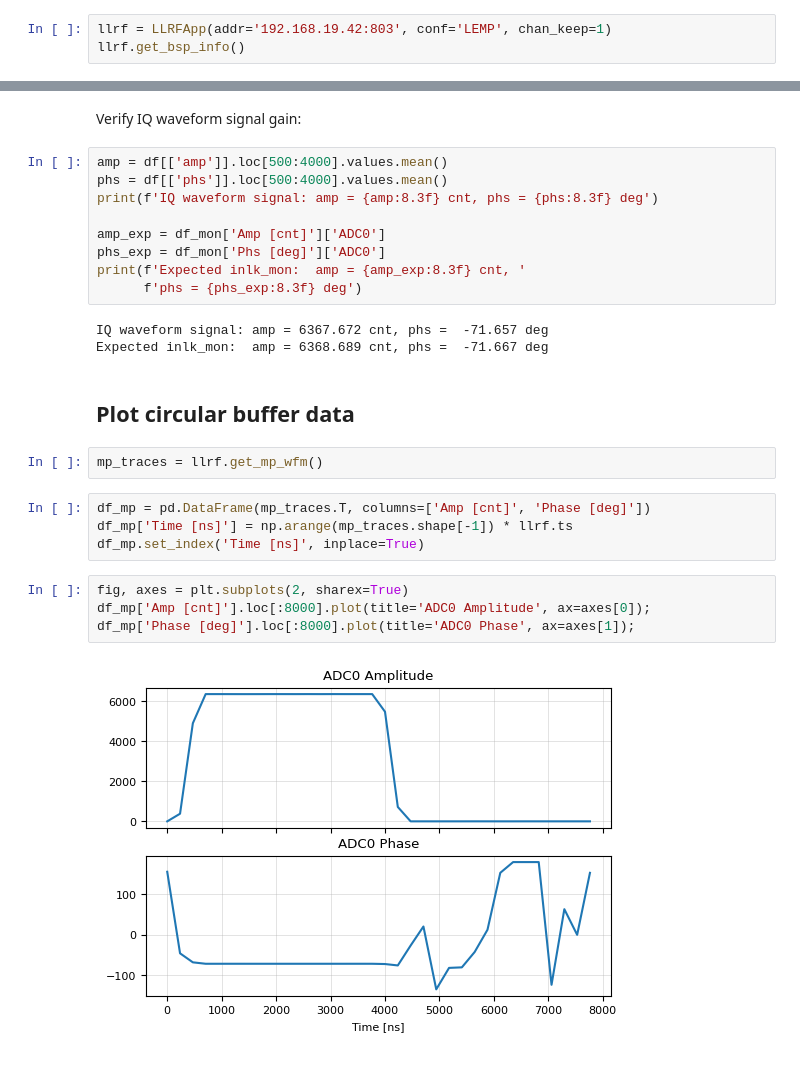
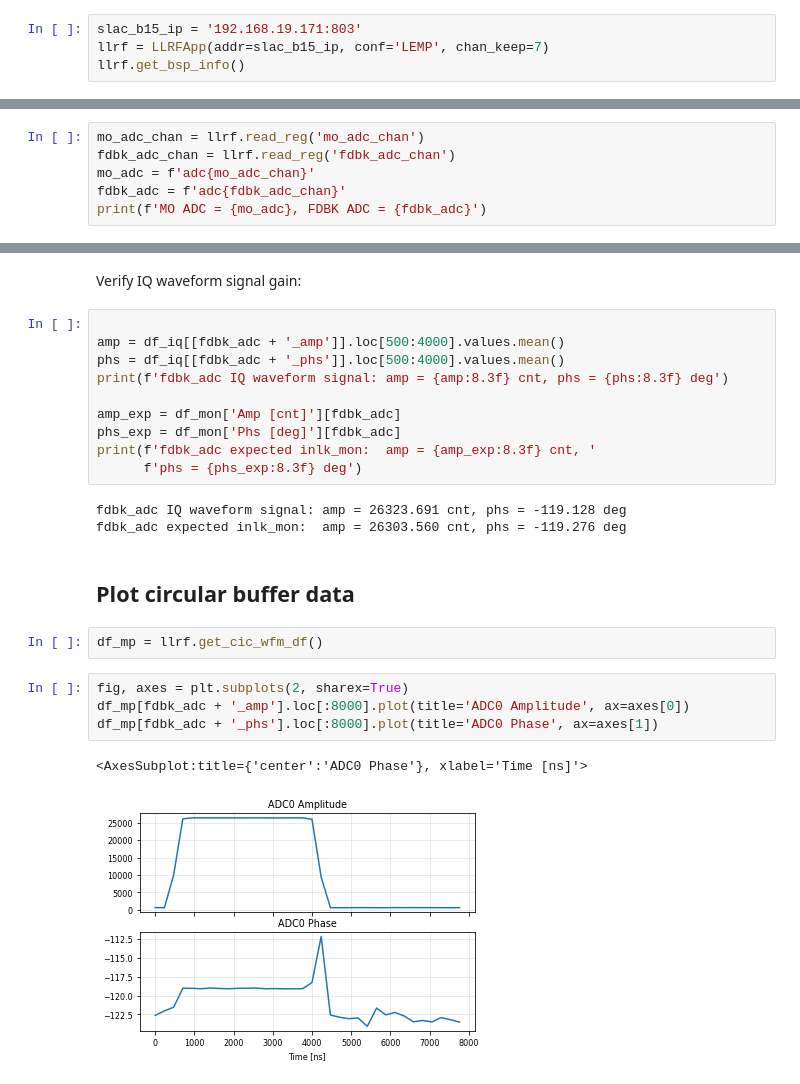
Before and after one commit to BerkeleyLab/uspas_llrf, a Jupyter notebook: python/test_lemp.ipynb, the cells around one changed output, grey strips where cells are left out. Cells and saved outputs as stored; diff of their text form.

```diff
--- a/python/test_lemp.ipynb
+++ b/python/test_lemp.ipynb
@@ -45,6 +22,7 @@ def plot_ps(f, psd_dbfs, title='', annotate=False):
 # %% [markdown]
 # Read Board Support info
 # %%
-llrf = LLRFApp(addr='192.168.19.42:803', conf='LEMP', chan_keep=1)
+slac_b15_ip = '192.168.19.171:803'
+llrf = LLRFApp(addr=slac_b15_ip, conf='LEMP', chan_keep=7)
 llrf.get_bsp_info()
 # %% [output]
@@ -97,2 +76,8 @@ df_mon
 # %% [markdown]
 Confirm MO phase is aligned
+# %%
+mo_adc_chan = llrf.read_reg('mo_adc_chan')
+fdbk_adc_chan = llrf.read_reg('fdbk_adc_chan')
+mo_adc = f'adc{mo_adc_chan}'
+fdbk_adc = f'adc{fdbk_adc_chan}'
+print(f'MO ADC = {mo_adc}, FDBK ADC = {fdbk_adc}')
@@ -194,28 +146,26 @@ df[['phs']].loc[:5000].plot()
 # %% [markdown]
 Verify IQ waveform signal gain:
 # %%
-amp = df[['amp']].loc[500:4000].values.mean()
-phs = df[['phs']].loc[500:4000].values.mean()
-print(f'IQ waveform signal: amp = {amp:8.3f} cnt, phs = {phs:8.3f} deg')
 
-amp_exp = df_mon['Amp [cnt]']['ADC0']
-phs_exp = df_mon['Phs [deg]']['ADC0']
-print(f'Expected inlk_mon:  amp = {amp_exp:8.3f} cnt, '
+amp = df_iq[[fdbk_adc + '_amp']].loc[500:4000].values.mean()
+phs = df_iq[[fdbk_adc + '_phs']].loc[500:4000].values.mean()
+print(f'fdbk_adc IQ waveform signal: amp = {amp:8.3f} cnt, phs = {phs:8.3f} deg')
+
+amp_exp = df_mon['Amp [cnt]'][fdbk_adc]
+phs_exp = df_mon['Phs [deg]'][fdbk_adc]
+print(f'fdbk_adc expected inlk_mon:  amp = {amp_exp:8.3f} cnt, '
       f'phs = {phs_exp:8.3f} deg')
 # %% [output]
-IQ waveform signal: amp = 6367.672 cnt, phs =  -71.657 deg
-Expected inlk_mon:  amp = 6368.689 cnt, phs =  -71.667 deg
+fdbk_adc IQ waveform signal: amp = 26323.691 cnt, phs = -119.128 deg
+fdbk_adc expected inlk_mon:  amp = 26303.560 cnt, phs = -119.276 deg
 # %% [markdown]
 ## Plot circular buffer data
-# %%
-mp_traces = llrf.get_mp_wfm()
-# %%
-df_mp = pd.DataFrame(mp_traces.T, columns=['Amp [cnt]', 'Phase [deg]'])
-df_mp['Time [ns]'] = np.arange(mp_traces.shape[-1]) * llrf.ts
-df_mp.set_index('Time [ns]', inplace=True)
+# %%
+df_mp = llrf.get_cic_wfm_df()
 # %%
 fig, axes = plt.subplots(2, sharex=True)
-df_mp['Amp [cnt]'].loc[:8000].plot(title='ADC0 Amplitude', ax=axes[0]);
-df_mp['Phase [deg]'].loc[:8000].plot(title='ADC0 Phase', ax=axes[1]);
+df_mp[fdbk_adc + '_amp'].loc[:8000].plot(title='ADC0 Amplitude', ax=axes[0])
+df_mp[fdbk_adc + '_phs'].loc[:8000].plot(title='ADC0 Phase', ax=axes[1])
 # %% [output]
+<AxesSubplot:title={'center':'ADC0 Phase'}, xlabel='Time [ns]'>
-[figure, old version]
+[figure, new version]
```
Also changed, not shown: parts of 25 cells of this notebook, 1 other file.
